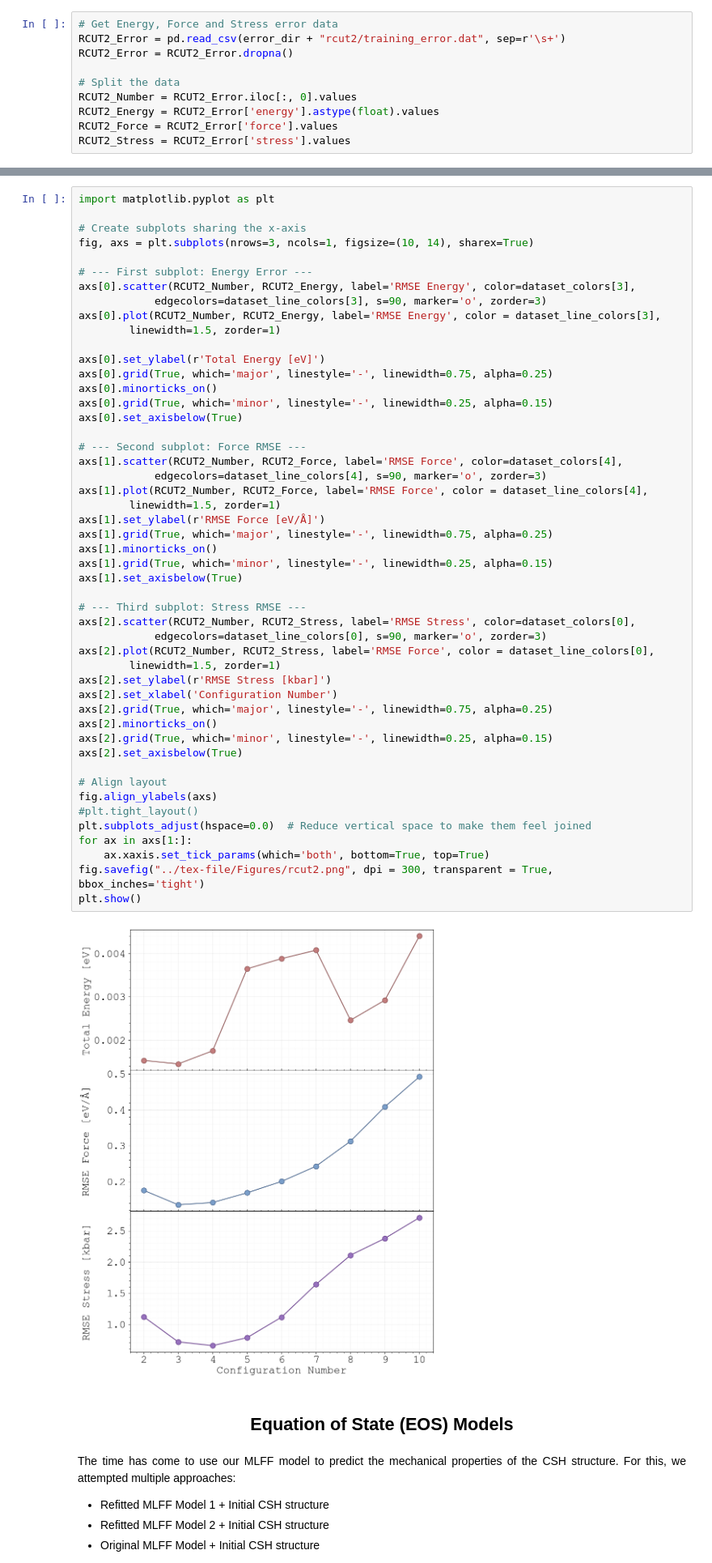
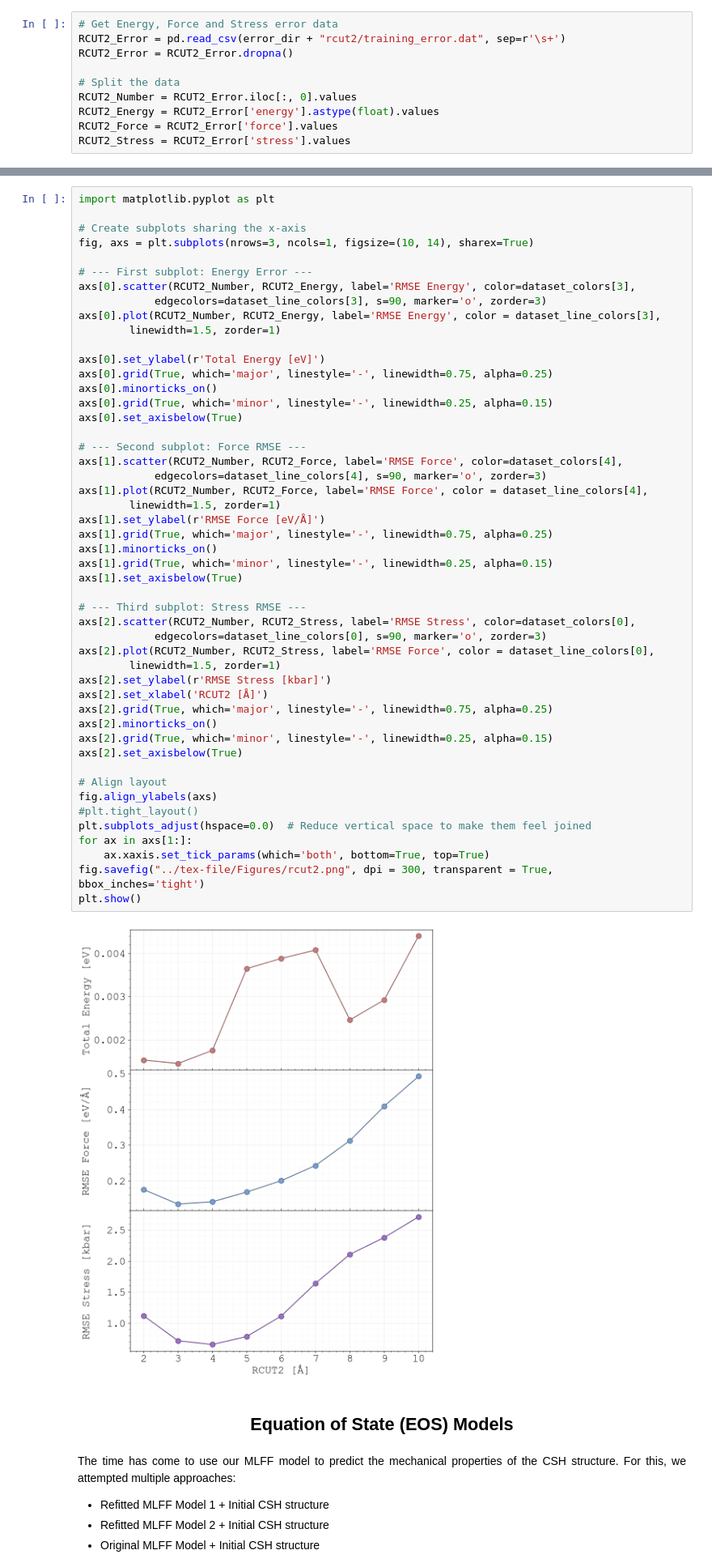
Before and after one commit to quantum-gabo/bachelor-thesis, a Jupyter notebook: notebooks/thesis-figures.ipynb, the cells around one changed output, grey strips where cells are left out. Shown: that part at 81% size. Cells and saved outputs as stored; diff of their text form.

```diff
--- a/notebooks/thesis-figures.ipynb
+++ b/notebooks/thesis-figures.ipynb
@@ -1064,35 +1065,35 @@ axs[0].set_axisbelow(True)
 axs[1].scatter(RCUT2_Number, RCUT2_Force, label='RMSE Force', color=dataset_colors[4],
             edgecolors=dataset_line_colors[4], s=90, marker='o', zorder=3)
 axs[1].plot(RCUT2_Number, RCUT2_Force, label='RMSE Force', color = dataset_line_colors[4],
         linewidth=1.5, zorder=1)
 axs[1].set_ylabel(r'RMSE Force [eV/Å]')
 axs[1].grid(True, which='major', linestyle='-', linewidth=0.75, alpha=0.25)
 axs[1].minorticks_on()
 axs[1].grid(True, which='minor', linestyle='-', linewidth=0.25, alpha=0.15)
 axs[1].set_axisbelow(True)
 
 # --- Third subplot: Stress RMSE ---
 axs[2].scatter(RCUT2_Number, RCUT2_Stress, label='RMSE Stress', color=dataset_colors[0],
             edgecolors=dataset_line_colors[0], s=90, marker='o', zorder=3)
 axs[2].plot(RCUT2_Number, RCUT2_Stress, label='RMSE Force', color = dataset_line_colors[0],
         linewidth=1.5, zorder=1)
 axs[2].set_ylabel(r'RMSE Stress [kbar]')
-axs[2].set_xlabel('Configuration Number')
+axs[2].set_xlabel('RCUT2 [Å]')
 axs[2].grid(True, which='major', linestyle='-', linewidth=0.75, alpha=0.25)
 axs[2].minorticks_on()
 axs[2].grid(True, which='minor', linestyle='-', linewidth=0.25, alpha=0.15)
 axs[2].set_axisbelow(True)
 
 # Align layout
 fig.align_ylabels(axs)
 #plt.tight_layout()
 plt.subplots_adjust(hspace=0.0)  # Reduce vertical space to make them feel joined
 for ax in axs[1:]:
     ax.xaxis.set_tick_params(which='both', bottom=True, top=True)
 fig.savefig("../tex-file/Figures/rcut2.png", dpi = 300, transparent = True, bbox_inches='tight')
 plt.show()
 # %% [output]
-[figure, old version]
+[figure, new version]
 # %% [markdown]
 <div class="header" style="text-align: center; margin-top: 20px; margin-bottom: 20px; font-family: Arial, sans-serif;">
     <h2>
```
Also changed, not shown: parts of 2 cells of this notebook, 13 other files.
